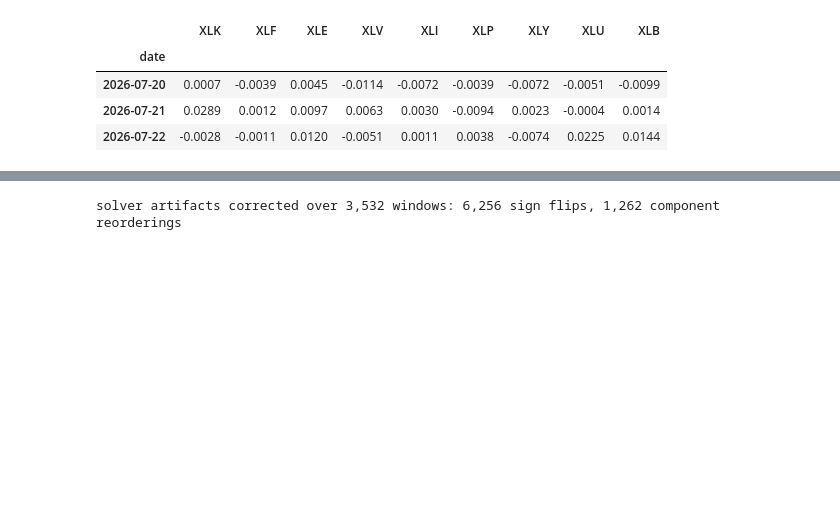
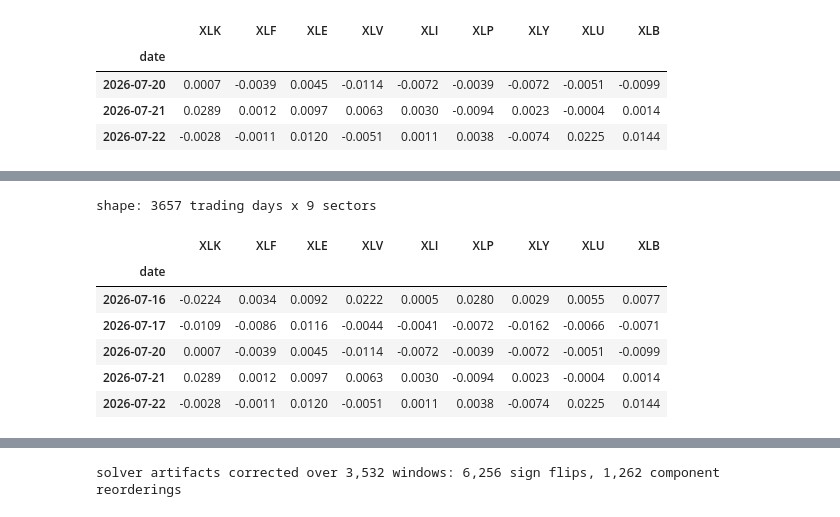
Before and after one commit to mharu997/quantroll, a Jupyter notebook: notebooks/01_stable_rolling_pca.ipynb, the cells around one changed output, grey strips where cells are left out. Cells and saved outputs as stored; diff of their text form; code cells hidden in the pictures; blank space fills up the shorter version.

```diff
--- a/notebooks/01_stable_rolling_pca.ipynb
+++ b/notebooks/01_stable_rolling_pca.ipynb
@@ -61,0 +93,12 @@ panel: 3,657 trading days x 9 sector ETFs, 2012-01-04 -> 2026-07-22
+# %%
+print(f"shape: {R.shape[0]} trading days x {R.shape[1]} sectors")
+R.tail(5).round(4)
+# %% [output]
+shape: 3657 trading days x 9 sectors
+|  | XLK | XLF | XLE | XLV | XLI | XLP | XLY | XLU | XLB |
+| date |  |  |  |  |  |  |  |  |  |
+| 2026-07-16 | -0.0224 | 0.0034 | 0.0092 | 0.0222 | 0.0005 | 0.0280 | 0.0029 | 0.0055 | 0.0077 |
+| 2026-07-17 | -0.0109 | -0.0086 | 0.0116 | -0.0044 | -0.0041 | -0.0072 | -0.0162 | -0.0066 | -0.0071 |
+| 2026-07-20 | 0.0007 | -0.0039 | 0.0045 | -0.0114 | -0.0072 | -0.0039 | -0.0072 | -0.0051 | -0.0099 |
+| 2026-07-21 | 0.0289 | 0.0012 | 0.0097 | 0.0063 | 0.0030 | -0.0094 | 0.0023 | -0.0004 | 0.0014 |
+| 2026-07-22 | -0.0028 | -0.0011 | 0.0120 | -0.0051 | 0.0011 | 0.0038 | -0.0074 | 0.0225 | 0.0144 |
```
Also changed, not shown: parts of 15 cells of this notebook, 6 other files.
